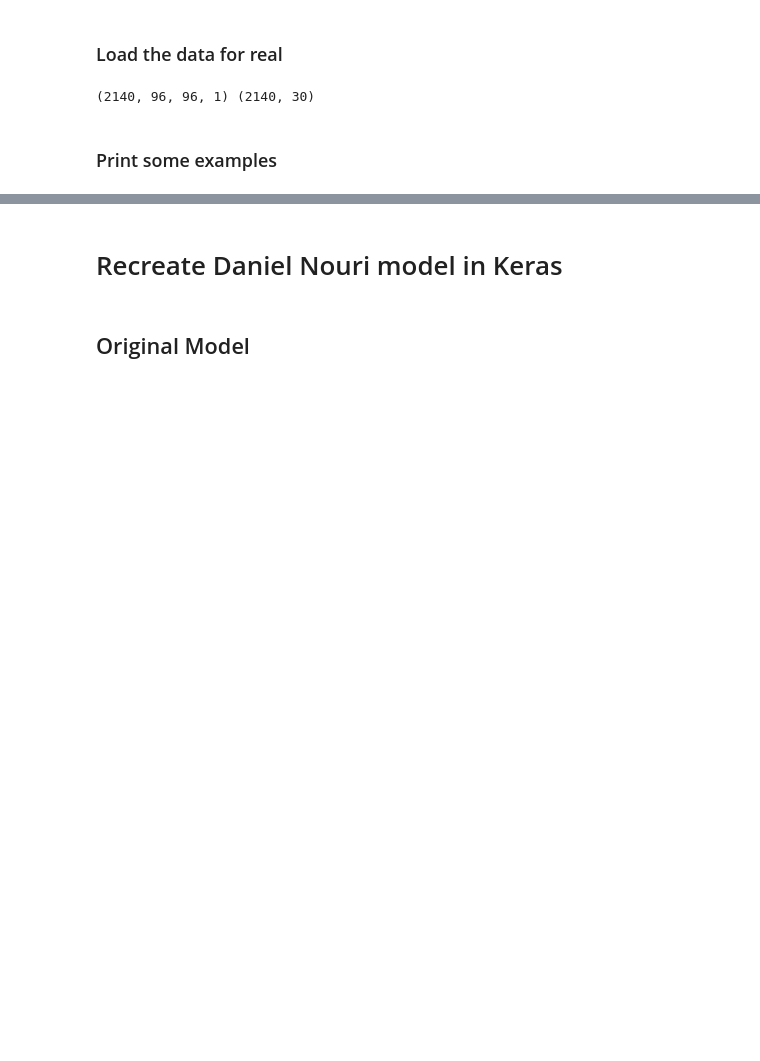
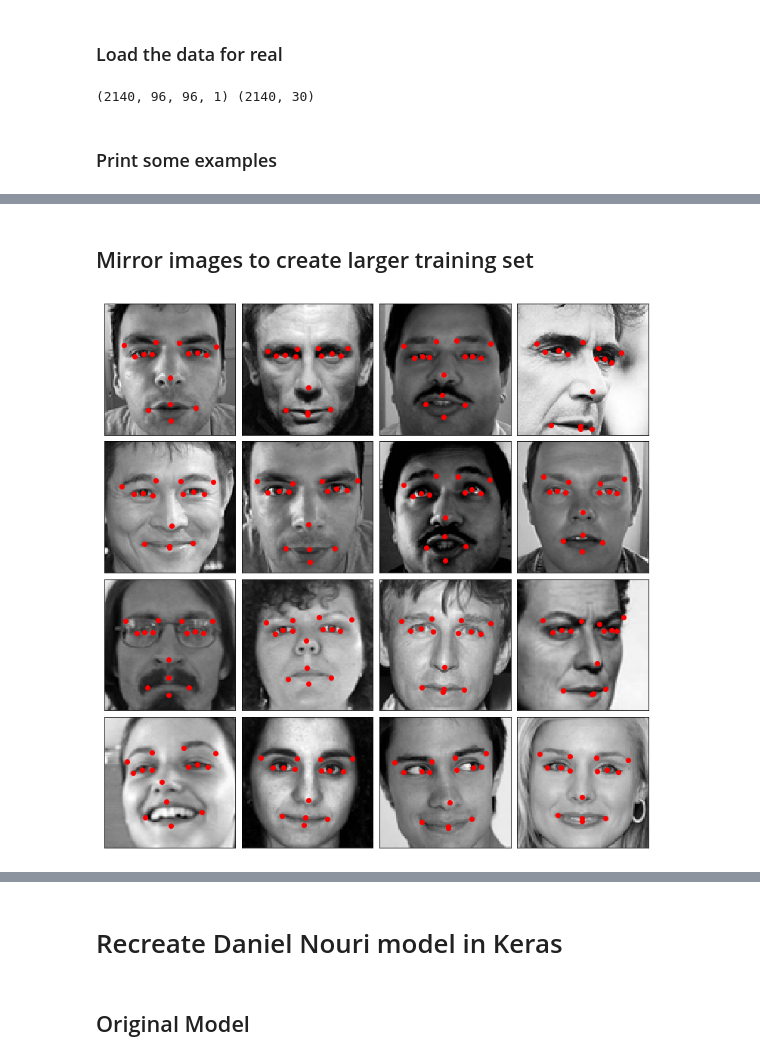
Before and after one commit to alexdauenhauer/MIDS_W207_facial_recognition, a Jupyter notebook: Alex_testlab.ipynb, the cells around one changed output, grey strips where cells are left out. Saved outputs shown, nothing was run; the diff lists cells and outputs as text; code cells hidden in the pictures; blank space fills up the shorter version.

Commit message:
mirrored original dataset to double the size

```diff
--- a/Alex_testlab.ipynb
+++ b/Alex_testlab.ipynb
@@ -171,0 +174,2 @@ plot_sample(data_sample, label_sample)
+# %% [markdown]
+## Mirror images to create larger training set
@@ -171,0 +214,9 @@ plot_sample(data_sample, label_sample)
+# %%
+idx = np.random.randint(0, len(train_data), 16)
+# %%
+data_sample = train_data[idx, :, :, :]
+label_sample = train_labels[idx, :]
+# %%
+plot_sample(data_sample, label_sample)
+# %% [output]
+[figure, added]
```
Also changed, not shown: parts of 22 cells of this notebook.
